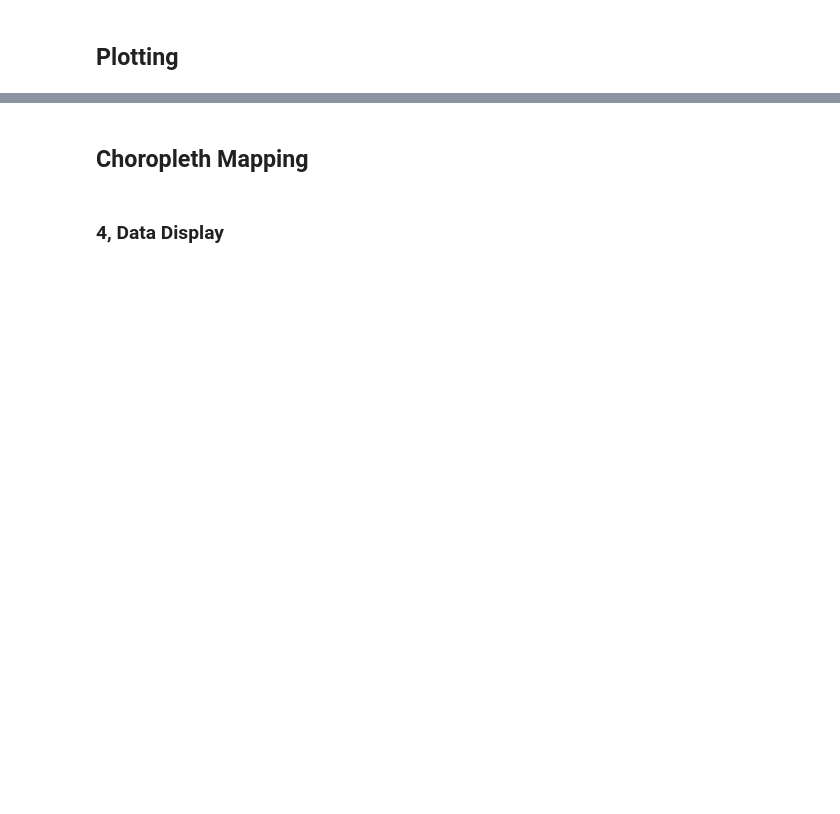
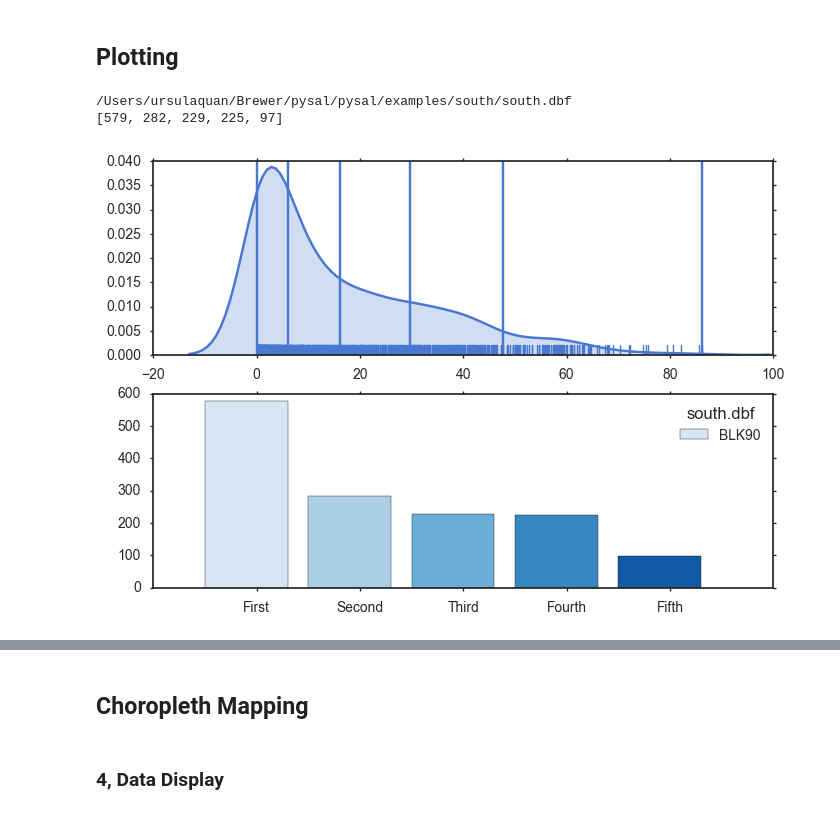
Before and after one commit to UrsulaQuan/pysal, a Jupyter notebook: pysal/contrib/viz/UrsulaBivariateMapping/GIS322 Final Project.ipynb, the cells around one changed output, grey strips where cells are left out. Cells and saved outputs as stored; diff of their text form; code cells hidden in the pictures; blank space fills up the shorter version.

```diff
--- a/pysal/contrib/viz/UrsulaBivariateMapping/GIS322 Final Project.ipynb
+++ b/pysal/contrib/viz/UrsulaBivariateMapping/GIS322 Final Project.ipynb
@@ -217,0 +268,7 @@ class Plotting (Classifications):
+# %%
+p = Plotting(shape_name = 'south.dbf', cla_method = 'NB', attribute ='BLK90', k=5)
+p.distribution('b','Blues')
+# %% [output]
+/Users/ursulaquan/Brewer/pysal/pysal/examples/south/south.dbf
+[579, 282, 229, 225, 97]
+[figure, added]
```
Also changed, not shown: parts of 15 cells of this notebook, 13 other files.
